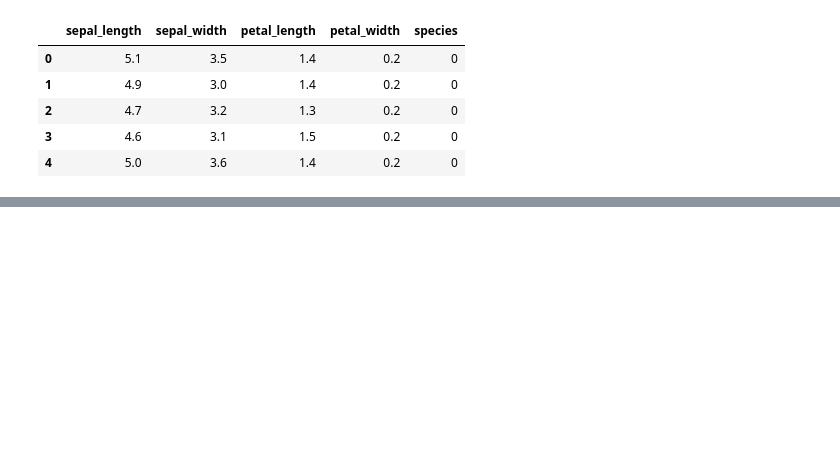
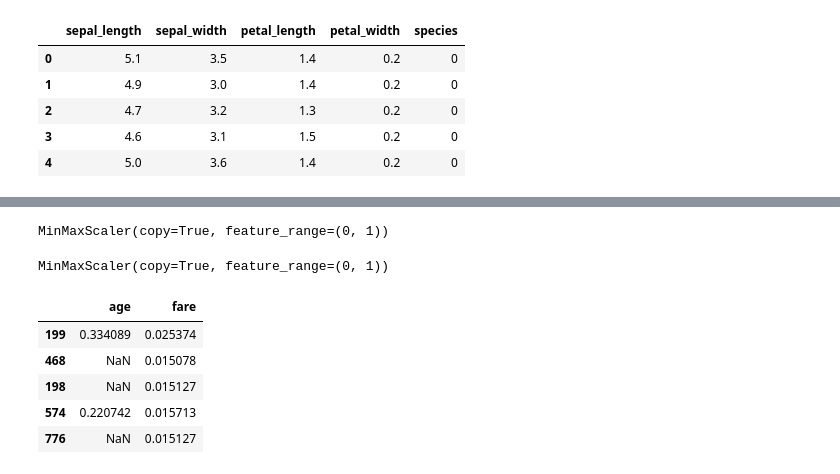
Before and after one commit to SaraPena/ds-methodologies-exercises, a Jupyter notebook: classification/classification_exercises.ipynb, the cells around one changed output, grey strips where cells are left out. Cells and saved outputs as stored; diff of their text form; code cells hidden in the pictures; blank space fills up the shorter version.

```diff
--- a/classification/classification_exercises.ipynb
+++ b/classification/classification_exercises.ipynb
@@ -415,0 +623,6 @@ df_iris.head()
+# %%
+# Work with one column at time.
+# First fit train.fare
+scaler.fit(train[['fare']])
+# %% [output]
+MinMaxScaler(copy=True, feature_range=(0, 1))
@@ -415,0 +633,6 @@ df_iris.head()
+# %%
+# Create the scaler object and  fit train.age
+scaler = MinMaxScaler()
+scaler.fit(train[['age']])
+# %% [output]
+MinMaxScaler(copy=True, feature_range=(0, 1))
@@ -415,0 +643,9 @@ df_iris.head()
+# %%
+train[['age','fare']].head()
+# %% [output]
+|  | age | fare |
+| 199 | 0.334089 | 0.025374 |
+| 468 | NaN | 0.015078 |
+| 198 | NaN | 0.015127 |
+| 574 | 0.220742 | 0.015713 |
+| 776 | NaN | 0.015127 |
```
Also changed, not shown: parts of 51 cells of this notebook.
